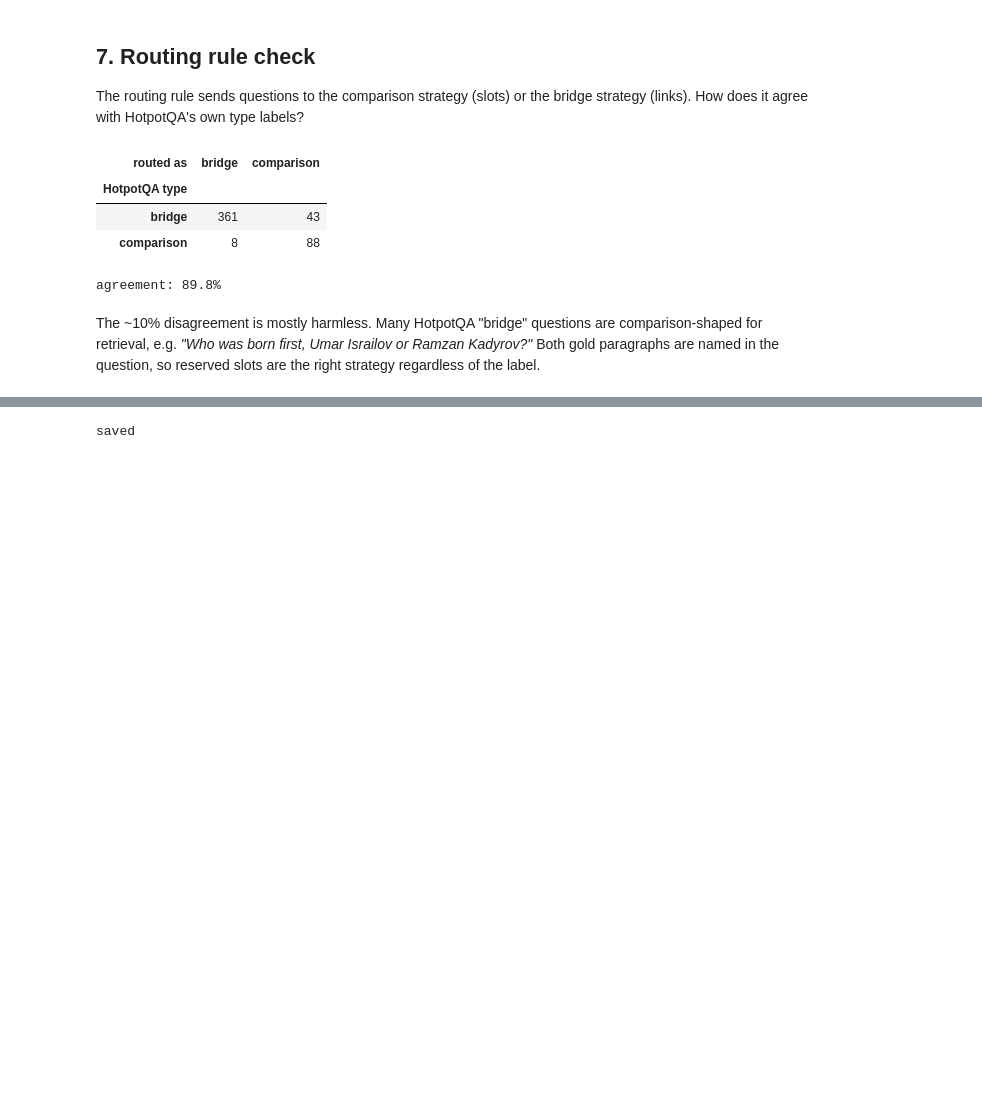
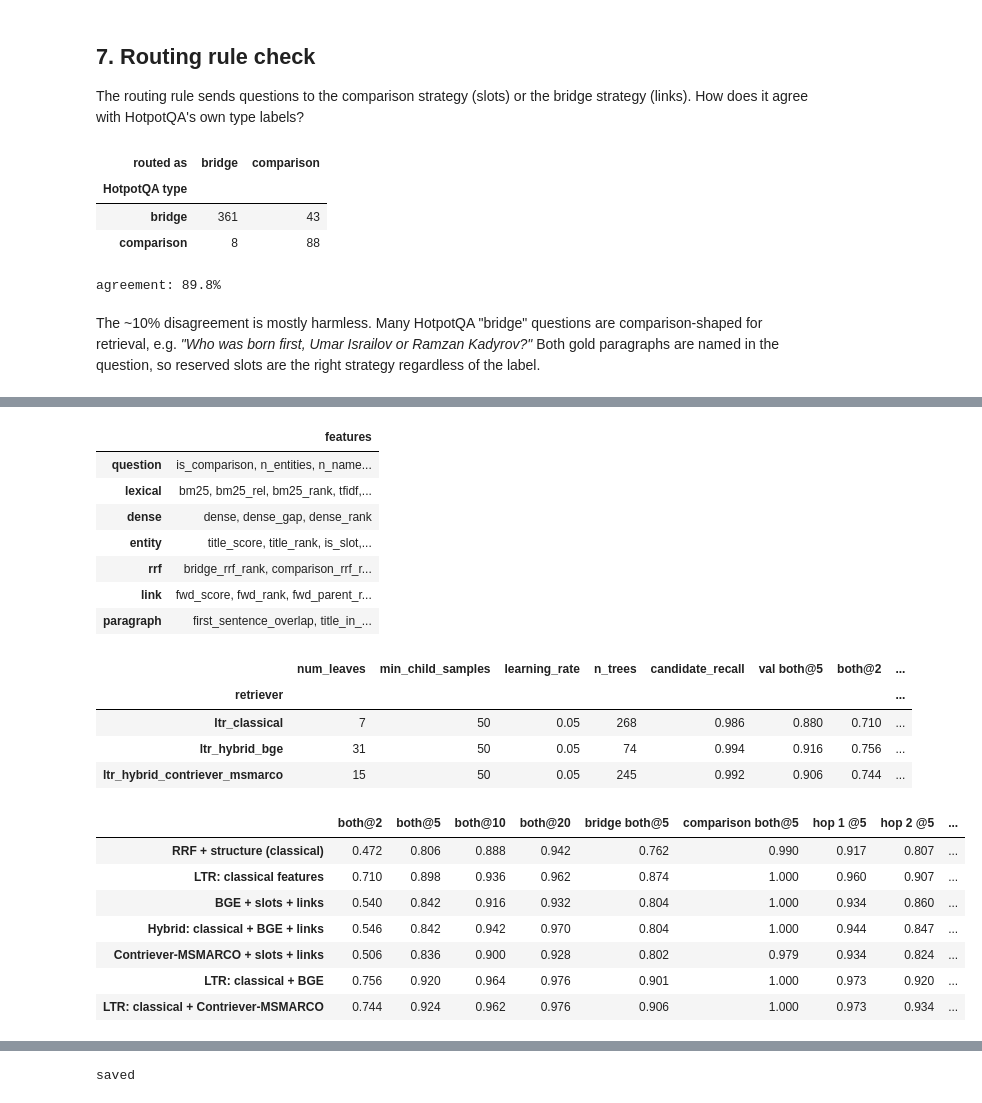
Before and after one commit to tomhait/infinitylabs, a Jupyter notebook: projects/hotpotQA/notebooks/02_classical_ranking.ipynb, the cells around one changed output, grey strips where cells are left out. Saved outputs shown, nothing was run; the diff lists cells and outputs as text; code cells hidden in the pictures; blank space fills up the shorter version.

```diff
--- a/projects/hotpotQA/notebooks/02_classical_ranking.ipynb
+++ b/projects/hotpotQA/notebooks/02_classical_ranking.ipynb
@@ -451,0 +476,34 @@ The ~10% disagreement is mostly harmless. Many HotpotQA "bridge" questions are c
+# %%
+from scipy.stats import binomtest
+
+from src.ltr import FEATURE_GROUPS
+
+display(pd.DataFrame({"features": {g: ", ".join(names) for g, names in FEATURE_GROUPS.items()}}))
+ltr_summary = pd.read_csv(RESULTS / "summary_cycle2_ltr.csv").set_index("retriever")
+display(ltr_summary.round(3))
+
+LTR_VIEW = ["RRF + structure (classical)", "LTR: classical features", "BGE + slots + links", "Hybrid: classical + BGE + links",
+            "Contriever-MSMARCO + slots + links", "LTR: classical + BGE", "LTR: classical + Contriever-MSMARCO"]
+display(comparison.loc[LTR_VIEW].round(3))
+# %% [output]
+|  | features |
+| question | is_comparison, n_entities, n_name... |
+| lexical | bm25, bm25_rel, bm25_rank, tfidf,... |
+| dense | dense, dense_gap, dense_rank |
+| entity | title_score, title_rank, is_slot,... |
+| rrf | bridge_rrf_rank, comparison_rrf_r... |
+| link | fwd_score, fwd_rank, fwd_parent_r... |
+| paragraph | first_sentence_overlap, title_in_... |
+|  | num_leaves | min_child_samples | learning_rate | n_trees | candidate_recall | val both@5 | both@2 | ... |
+| retriever |  |  |  |  |  |  |  | ... |
+| ltr_classical | 7 | 50 | 0.05 | 268 | 0.986 | 0.880 | 0.710 | ... |
+| ltr_hybrid_bge | 31 | 50 | 0.05 | 74 | 0.994 | 0.916 | 0.756 | ... |
+| ltr_hybrid_contriever_msmarco | 15 | 50 | 0.05 | 245 | 0.992 | 0.906 | 0.744 | ... |
+|  | both@2 | both@5 | both@10 | both@20 | bridge both@5 | comparison both@5 | hop 1 @5 | hop 2 @5 | ... |
+| RRF + structure (classical) | 0.472 | 0.806 | 0.888 | 0.942 | 0.762 | 0.990 | 0.917 | 0.807 | ... |
+| LTR: classical features | 0.710 | 0.898 | 0.936 | 0.962 | 0.874 | 1.000 | 0.960 | 0.907 | ... |
+| BGE + slots + links | 0.540 | 0.842 | 0.916 | 0.932 | 0.804 | 1.000 | 0.934 | 0.860 | ... |
+| Hybrid: classical + BGE + links | 0.546 | 0.842 | 0.942 | 0.970 | 0.804 | 1.000 | 0.944 | 0.847 | ... |
+| Contriever-MSMARCO + slots + links | 0.506 | 0.836 | 0.900 | 0.928 | 0.802 | 0.979 | 0.934 | 0.824 | ... |
+| LTR: classical + BGE | 0.756 | 0.920 | 0.964 | 0.976 | 0.901 | 1.000 | 0.973 | 0.920 | ... |
+| LTR: classical + Contriever-MSMARCO | 0.744 | 0.924 | 0.962 | 0.976 | 0.906 | 1.000 | 0.973 | 0.934 | ... |
```
Also changed, not shown: parts of 13 cells of this notebook.
